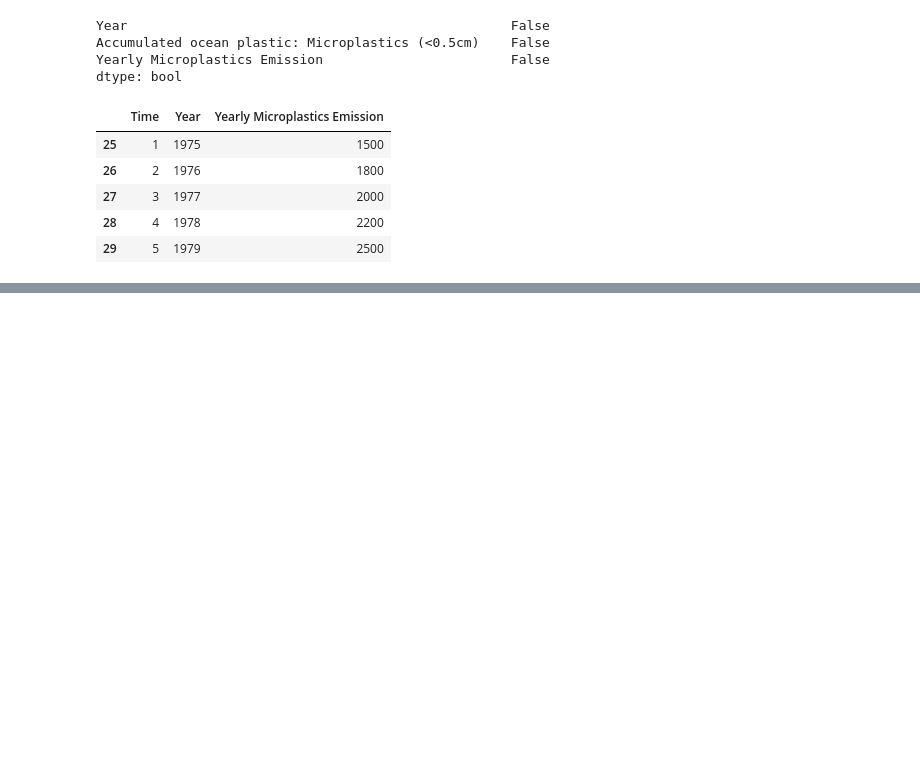
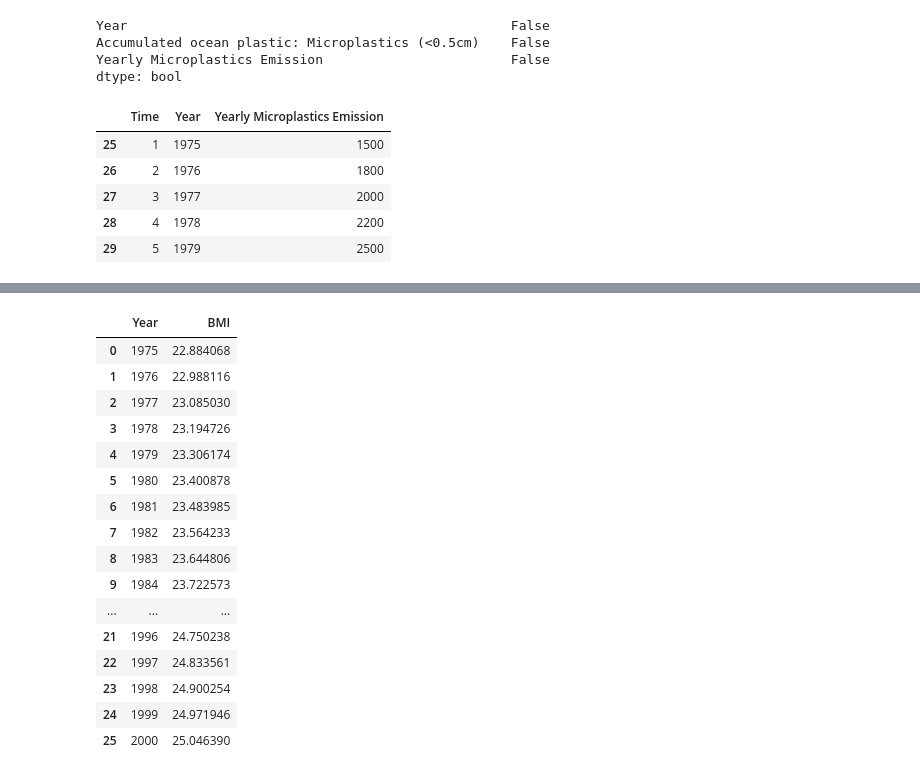
Before and after one commit to CTAN210/BAC7, a Jupyter notebook: cancer/AON_TEAM7_Final.ipynb, the cells around one changed output, grey strips where cells are left out. Saved outputs shown, nothing was run; the diff lists cells and outputs as text; code cells hidden in the pictures; blank space fills up the shorter version.

```diff
--- a/cancer/AON_TEAM7_Final.ipynb
+++ b/cancer/AON_TEAM7_Final.ipynb
@@ -115,3 +191,23 @@ bmi_df.head()
+# %%
+bmi_df
+# %% [output]
+|  | Year | BMI |
+| 0 | 1975 | 22.884068 |
+| 1 | 1976 | 22.988116 |
+| 2 | 1977 | 23.085030 |
+| 3 | 1978 | 23.194726 |
+| 4 | 1979 | 23.306174 |
+| 5 | 1980 | 23.400878 |
+| 6 | 1981 | 23.483985 |
+| 7 | 1982 | 23.564233 |
+| 8 | 1983 | 23.644806 |
+| 9 | 1984 | 23.722573 |
+| ... | ... | ... |
+| 21 | 1996 | 24.750238 |
+| 22 | 1997 | 24.833561 |
+| 23 | 1998 | 24.900254 |
+| 24 | 1999 | 24.971946 |
+| 25 | 2000 | 25.046390 |
 # %%
 X = df
 # X = X.reset_index().drop(columns = ["index","Year"])
```
Also changed, not shown: parts of 11 cells of this notebook, 1 other file.
